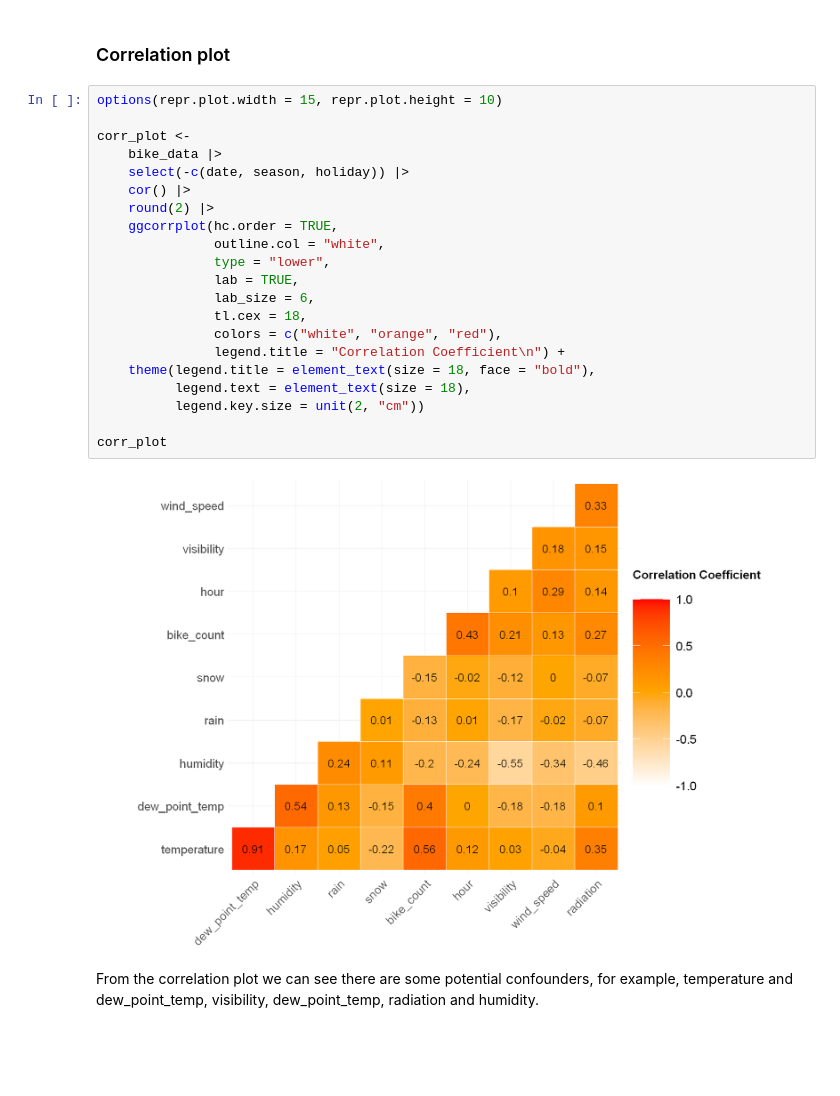
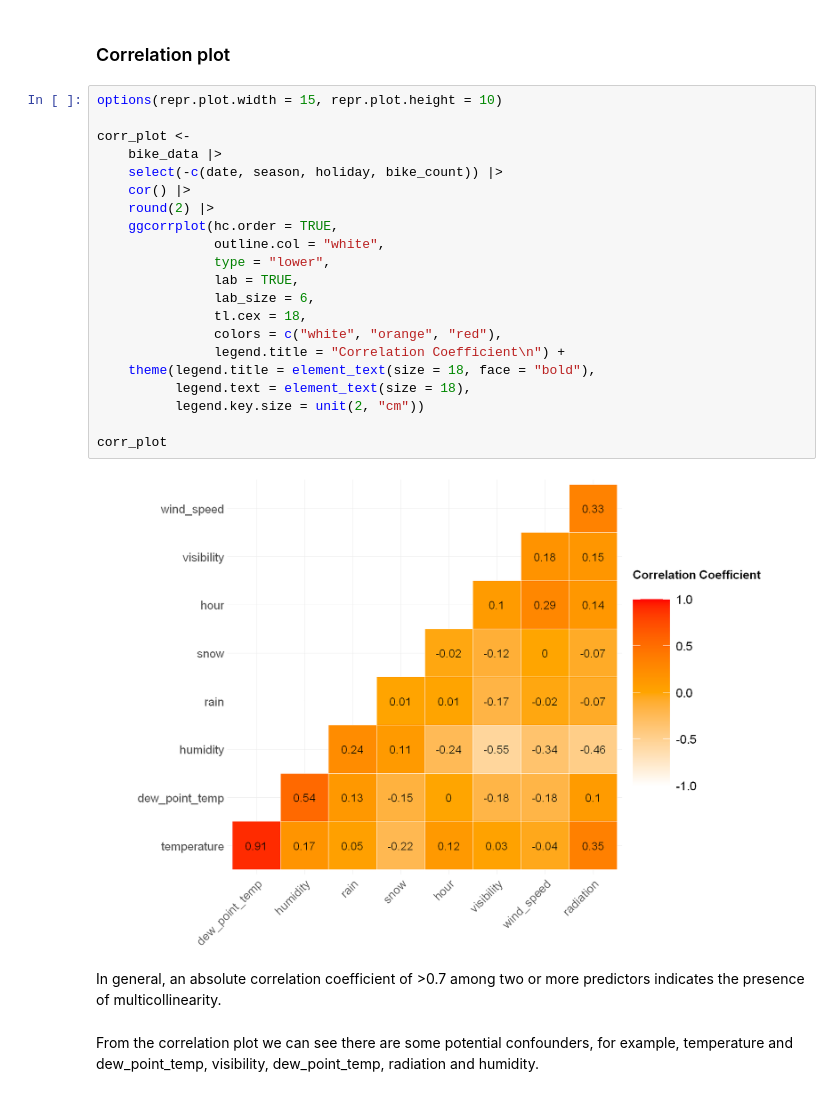
Before and after one commit to omertahi/STAT301-Project, a Jupyter notebook: Project Proposal.ipynb, the cells around one changed output. Drawn from its saved outputs; the diff is of its cells as text; blank space fills up the shorter version.

```diff
--- a/Project Proposal.ipynb
+++ b/Project Proposal.ipynb
@@ -64,25 +61,27 @@ A data.frame: 6 × 13
 # %%
 options(repr.plot.width = 15, repr.plot.height = 10)
 
 corr_plot <-
     bike_data |>
-    select(-c(date, season, holiday)) |>
+    select(-c(date, season, holiday, bike_count)) |>
     cor() |>
     round(2) |>
     ggcorrplot(hc.order = TRUE,
                outline.col = "white",
                type = "lower",
                lab = TRUE,
                lab_size = 6,
                tl.cex = 18,
                colors = c("white", "orange", "red"),
                legend.title = "Correlation Coefficient\n") +
     theme(legend.title = element_text(size = 18, face = "bold"),
           legend.text = element_text(size = 18),
           legend.key.size = unit(2, "cm"))
 
 corr_plot
 # %% [output]
-[figure, old version]
+[figure, new version]
+# %% [markdown]
+In general, an absolute correlation coefficient of >0.7 among two or more predictors indicates the presence of multicollinearity.
 # %% [markdown]
 From the correlation plot we can see there are some potential confounders, for example, temperature and dew_point_temp, visibility, dew_point_temp, radiation and humidity.
```
Also changed, not shown: parts of 4 cells of this notebook.
